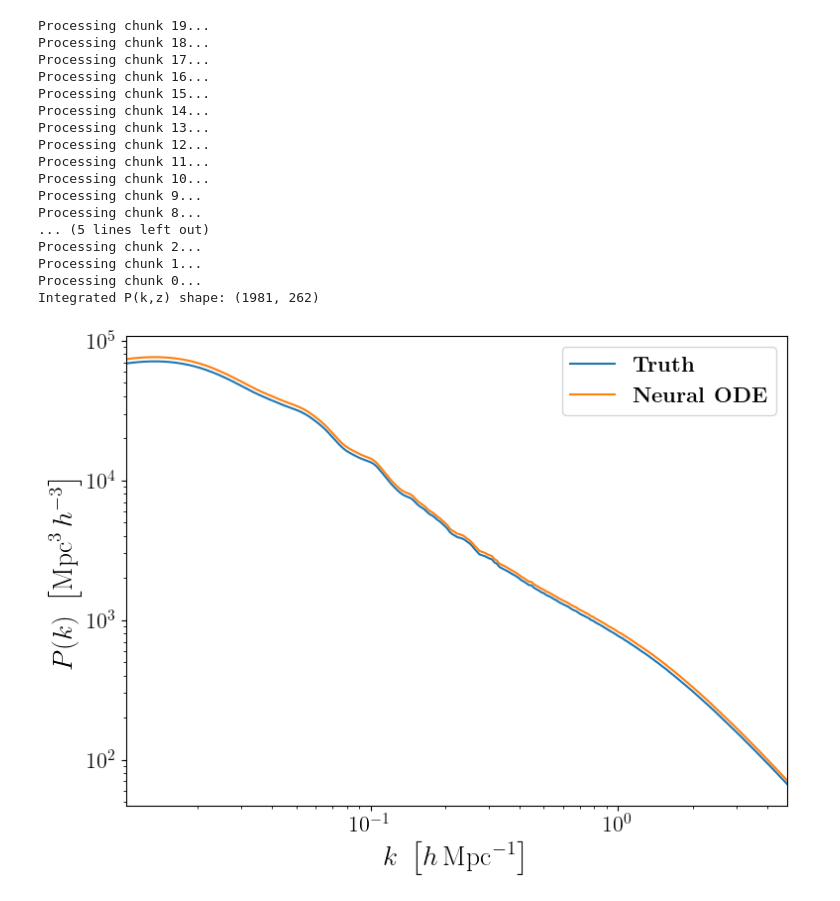
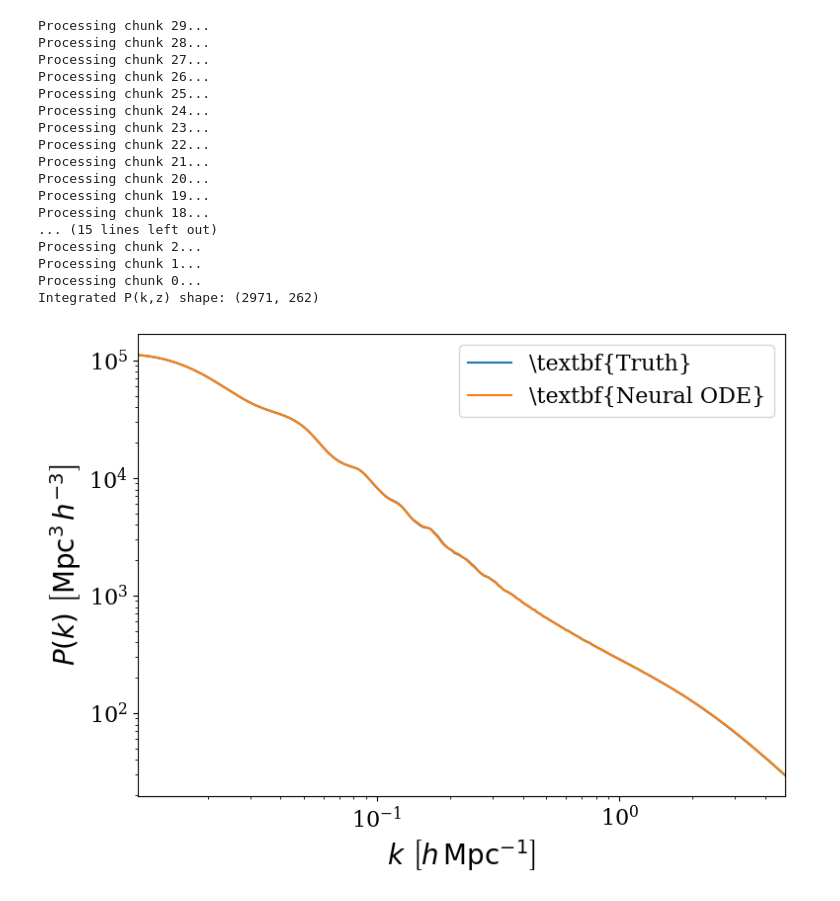
Before and after one commit to pltaylor16/odd_emu, a Jupyter notebook: results/results.ipynb, the cells around one changed output. Cells and saved outputs as stored; diff of their text form; code cells hidden in the pictures.

Commit message:
still best to do for production_run not production run final

```diff
--- a/results/results.ipynb
+++ b/results/results.ipynb
@@ -17,9 +17,9 @@ class RHS(eqx.Module):
         return self.mlp(x)
 
 # --- Paths ---
-model_dir = "/srv/scratch2/taylor.4264/odd_emu/old_production_models_final"
-data_dir = "/srv/scratch2/taylor.4264/odd_emu/old_production_run_final/merged/"
-n_chunks = 20  # from 0 to 61
+model_dir = "/srv/scratch2/taylor.4264/odd_emu/production_models"
+data_dir = "/srv/scratch2/taylor.4264/odd_emu/production_run/merged/"
+n_chunks = 30  # from 0 to 61
 
 # --- Load normalization constants from full arrays ---
 Hz_all = jnp.concatenate([jnp.load(os.path.join(data_dir, f"Hz_{i}.npy")).astype(jnp.float32) for i in range(n_chunks)])
@@ -109,23 +109,23 @@ z_all = jnp.concatenate(z_all)
 pk_all = jnp.concatenate(pk_all)
 print("Integrated P(k,z) shape:", pk_all.shape)
 # %% [output]
+Processing chunk 29...
+Processing chunk 28...
+Processing chunk 27...
+Processing chunk 26...
+Processing chunk 25...
+Processing chunk 24...
+Processing chunk 23...
+Processing chunk 22...
+Processing chunk 21...
+Processing chunk 20...
 Processing chunk 19...
 Processing chunk 18...
-Processing chunk 17...
-Processing chunk 16...
-Processing chunk 15...
-Processing chunk 14...
-Processing chunk 13...
-Processing chunk 12...
-Processing chunk 11...
-Processing chunk 10...
-Processing chunk 9...
-Processing chunk 8...
-... (5 lines left out)
+... (15 lines left out)
 Processing chunk 2...
 Processing chunk 1...
 Processing chunk 0...
-Integrated P(k,z) shape: (1981, 262)
+Integrated P(k,z) shape: (2971, 262)
 # %%
 import os
 import matplotlib as mpl
@@ -135,36 +135,36 @@ import numpy as np
 
 # --- LaTeX settings ---
 mpl.rcParams.update({
-    "text.usetex": True,
+    "text.usetex": False,
     "font.family": "serif",
     "font.size": 18,
     "axes.labelsize": 20,
     "xtick.labelsize": 16,
     "ytick.labelsize": 16,
     "legend.fontsize": 16,
     "text.latex.preamble": r"\usepackage{amsmath}"
 })
 
 # --- Load data ---
-parent_dir = "/srv/scratch2/taylor.4264/odd_emu/old_production_run_final/merged"
+parent_dir = "/srv/scratch2/taylor.4264/odd_emu/production_run/merged"
 pk0 = jnp.load(os.path.join(parent_dir, "pk_nl_0.npy"))[0, 0]
 k = np.load(os.path.join(parent_dir, "k_0.npy"))
 
 # --- Plot ---
 plt.figure(figsize=(8, 6))
 plt.plot(k, pk0, label=r"\textbf{Truth}")
 plt.plot(k, pk_all[-1], label=r"\textbf{Neural ODE}")
 
 plt.xscale('log')
 plt.yscale('log')
 plt.xlim(k.min(), k.max())  # Force axis limits to exact k range
 plt.xlabel(r"$k\ \left[h\,\mathrm{Mpc}^{-1}\right]$")
 plt.ylabel(r"$P(k)\ \left[\mathrm{Mpc}^3\,h^{-3}\right]$")
 plt.legend()
 plt.tight_layout()
 plt.show()
 # %% [output]
-[figure, old version]
+[figure, new version]
 # %%
 plt.plot(k, pk0 / pk_all[-1])
 plt.xscale('log')
```
Also changed, not shown: parts of 4 cells of this notebook.
